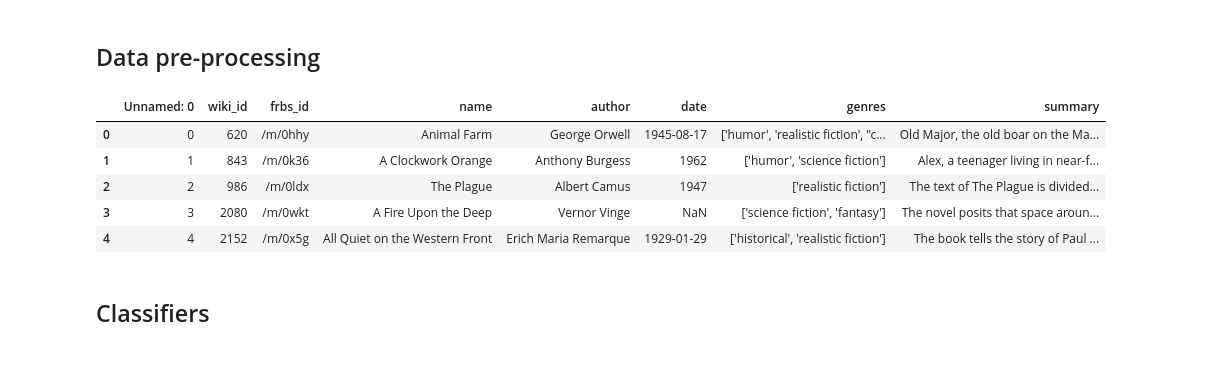
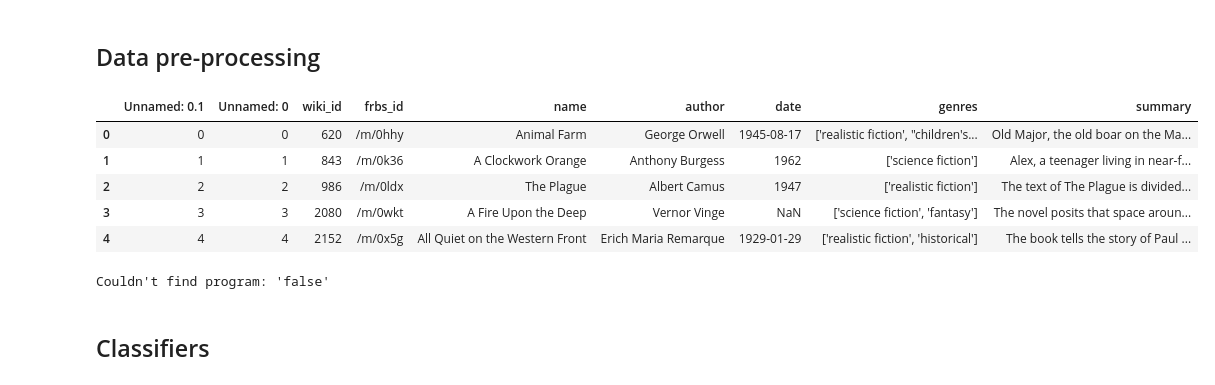
Before and after one commit to radovic/automatic-book-genre-classification, a Jupyter notebook: code/classification.ipynb, the cells around one changed output. Drawn from its saved outputs; the diff is of its cells as text; code cells hidden in the pictures.

```diff
--- a/code/classification.ipynb
+++ b/code/classification.ipynb
@@ -28,28 +32,28 @@ True
 # %%
 # Loading data
 import ast
 import pandas as pd
 
 # reading the dataset
-df = pd.read_csv('../data/dataset_filtered_labels.csv')
+df = pd.read_csv('../data/dataset_refiltered_9_labels.csv')
 
 # getting the list of genres
 genres = set()
 for v in df['genres'].values: genres = set(list(genres) + ast.literal_eval(v))
 genres = list(genres)
 
 # creating the mappings from genres to id and vice versa
 genre2id = {k:v for (v, k) in enumerate(genres)}
 id2genre = {k:v for (k, v) in enumerate(genres)}
 
 df.head()
 # %% [output]
-|  | Unnamed: 0 | wiki_id | frbs_id | name | author | date | genres | summary |
-| 0 | 0 | 620 | /m/0hhy | Animal Farm | George Orwell | 1945-08-17 | ['humor', 'realistic fiction', "c... | Old Major, the old boar on the Ma... |
-| 1 | 1 | 843 | /m/0k36 | A Clockwork Orange | Anthony Burgess | 1962 | ['humor', 'science fiction'] | Alex, a teenager living in near-f... |
-| 2 | 2 | 986 | /m/0ldx | The Plague | Albert Camus | 1947 | ['realistic fiction'] | The text of The Plague is divided... |
-| 3 | 3 | 2080 | /m/0wkt | A Fire Upon the Deep | Vernor Vinge | NaN | ['science fiction', 'fantasy'] | The novel posits that space aroun... |
-| 4 | 4 | 2152 | /m/0x5g | All Quiet on the Western Front | Erich Maria Remarque | 1929-01-29 | ['historical', 'realistic fiction'] | The book tells the story of Paul ... |
+|  | Unnamed: 0.1 | Unnamed: 0 | wiki_id | frbs_id | name | author | date | genres | summary |
+| 0 | 0 | 0 | 620 | /m/0hhy | Animal Farm | George Orwell | 1945-08-17 | ['realistic fiction', "children's... | Old Major, the old boar on the Ma... |
+| 1 | 1 | 1 | 843 | /m/0k36 | A Clockwork Orange | Anthony Burgess | 1962 | ['science fiction'] | Alex, a teenager living in near-f... |
+| 2 | 2 | 2 | 986 | /m/0ldx | The Plague | Albert Camus | 1947 | ['realistic fiction'] | The text of The Plague is divided... |
+| 3 | 3 | 3 | 2080 | /m/0wkt | A Fire Upon the Deep | Vernor Vinge | NaN | ['science fiction', 'fantasy'] | The novel posits that space aroun... |
+| 4 | 4 | 4 | 2152 | /m/0x5g | All Quiet on the Western Front | Erich Maria Remarque | 1929-01-29 | ['realistic fiction', 'historical'] | The book tells the story of Paul ... |
 # %%
 from sklearn.model_selection import train_test_split
 import numpy as np
@@ -84,6 +88,8 @@ for val in [0, 0.000625, 0.00125, 0.001875, 0.0025, 0.005, 0.01]:
 # 0.25% -> 0.28856942496493687
 # 0.5% -> 0.22300140252454417
 # 1.0% -> 0.15252454417952313
+# %% [output]
+Couldn't find program: 'false'
 # %%
 from nltk import word_tokenize
 from nltk.stem import WordNetLemmatizer
```
Also changed, not shown: parts of 15 cells of this notebook.
